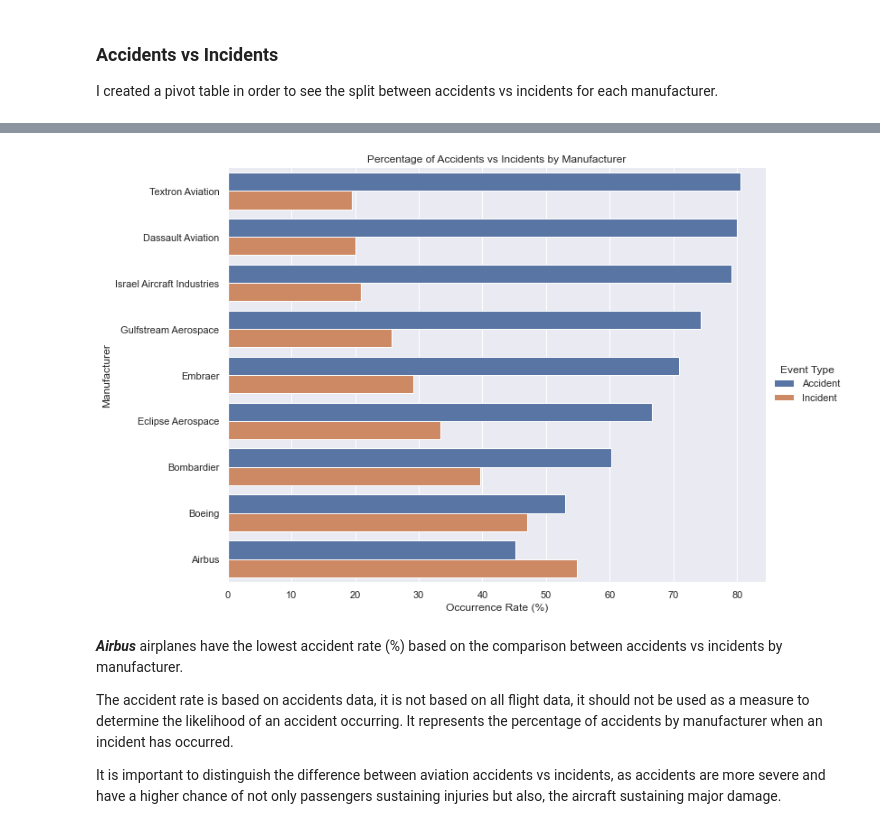
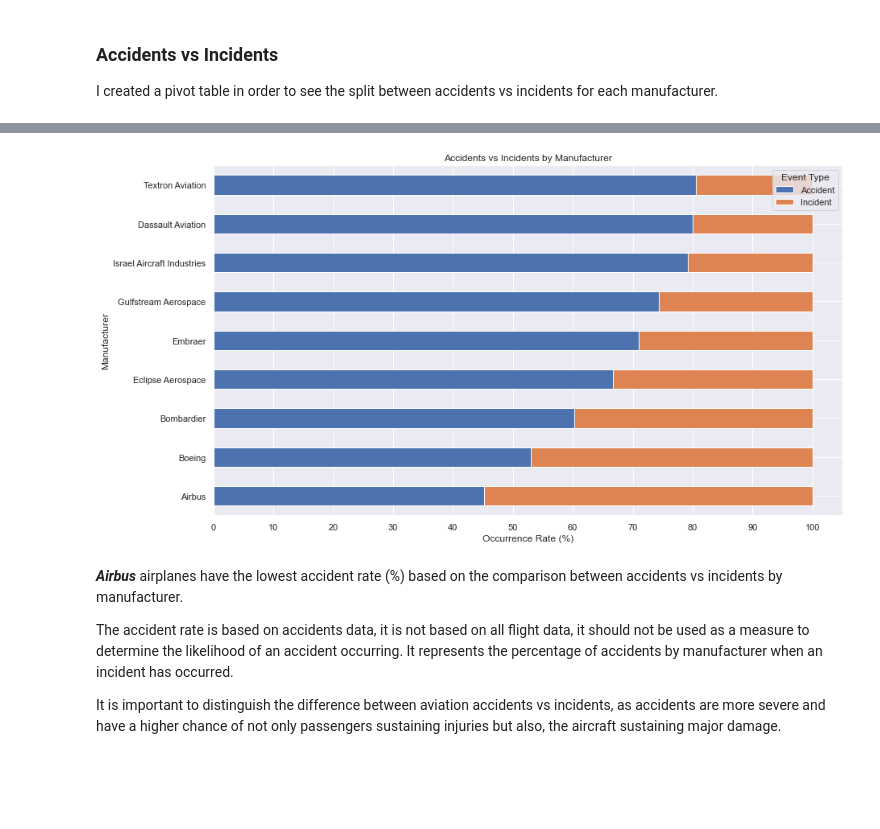
Before and after one commit to hfu-dev/safest-aircraft-analysis, a Jupyter notebook: final.ipynb, the cells around one changed output, grey strips where cells are left out. Saved outputs shown, nothing was run; the diff lists cells and outputs as text; code cells hidden in the pictures; blank space fills up the shorter version.

```diff
--- a/final.ipynb
+++ b/final.ipynb
@@ -541,12 +534,17 @@ event_type_percents_stacked
-# %%
-# plot accident vs incident percentages
-event_type_plot = sns.catplot(data=event_type_percents_stacked, kind='bar', x='Occurrence Rate (%)',
-                              y='Manufacturer', hue='Event Type',
-                              palette=[default_palette[0], default_palette[1]], height=7, aspect=1.5)
-event_type_plot.set(xlabel='Occurrence Rate (%)', ylabel='Manufacturer',
-                    title='Percentage of Accidents vs Incidents by Manufacturer');
-# %% [output]
-[figure, removed]
+# %%
+# prepare data for event type plot
+event_type_percents_sorted.columns = event_type_percents_sorted.columns.str.replace(' Rate \(%\)','')
+
+# plot accident vs incident percentages
+event_type_plot = event_type_percents_sorted.plot.barh(stacked=True, figsize=(14, 8),
+                                                       color=[default_palette[0], default_palette[1]])
+event_type_plot.set_title('Accidents vs Incidents by Manufacturer')
+event_type_plot.set_xlabel('Occurrence Rate (%)')
+event_type_plot.set_ylabel('Manufacturer')
+event_type_plot.legend(title='Event Type')
+event_type_plot.xaxis.set_major_locator(ticker.MultipleLocator(10));
+# %% [output]
+[figure, added]
 # %% [markdown]
 ***Airbus*** airplanes have the lowest accident rate (%) based on the comparison between accidents vs incidents by manufacturer.
 
```
Also changed, not shown: parts of 7 cells of this notebook.
